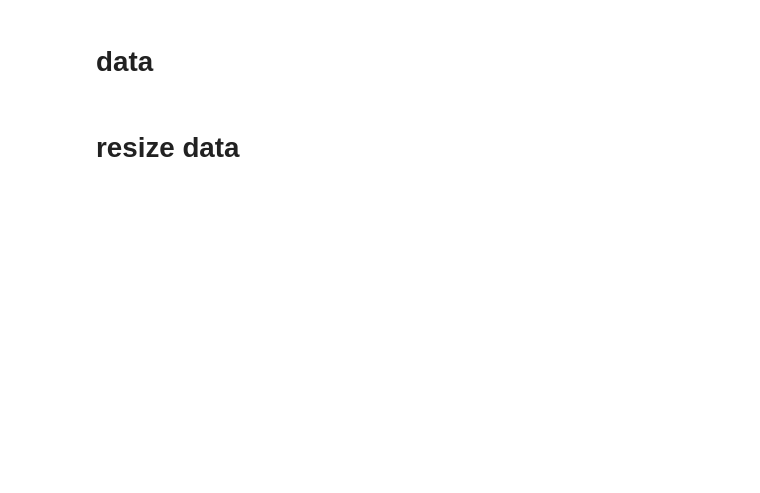
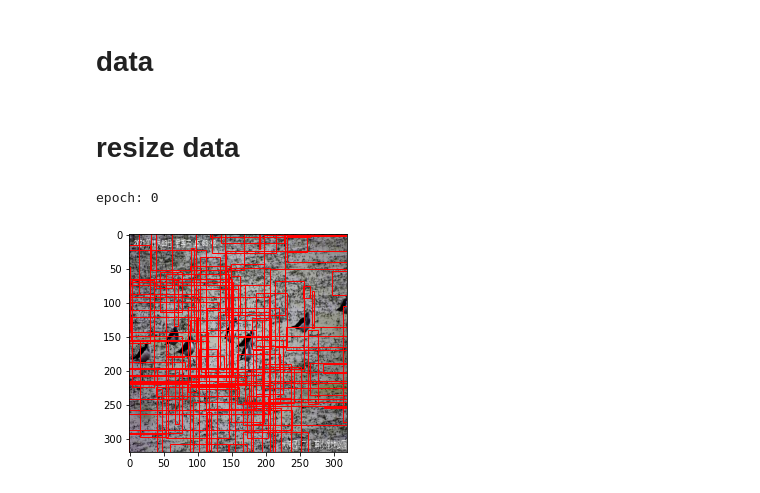
Before and after one commit to XINZHANG-ops/SwinYOLO, a Jupyter notebook: SwinYOLO.ipynb, the cells around one changed output. Drawn from its saved outputs; the diff is of its cells as text; code cells hidden in the pictures; blank space fills up the shorter version.

```diff
--- a/SwinYOLO.ipynb
+++ b/SwinYOLO.ipynb
@@ -268,34 +268,37 @@ for epoch in range(EPOCHS):
 #     pred_boxes, target_boxes = get_bboxes(
 #         train_loader, model, iou_threshold=0.5, threshold=0.4, S=split_size, C=num_classes
 #     )
 
     pred_boxes, target_boxes = get_bboxes(
         test_loader, model, iou_threshold=0.5, threshold=0.4, S=split_size, C=num_classes
     )
 
     label_wise_precision, label_wise_recall, label_wise_ap, label_wise_pr_curve = mean_average_precision(
-        pred_boxes, target_boxes, iou_threshold=0.5, box_format="midpoint", num_classes=num_classes
+        pred_boxes, target_boxes, iou_threshold=0.5, box_format="midpoint"
     )
     print(f"Test mAP:")
     pretty_print_dict(label_wise_ap)
     step+=1
     if step == save_step:
         checkpoint = {
            "state_dict": model.state_dict(),
            "optimizer": optimizer.state_dict()}
         save_checkpoint(checkpoint, filename=LOAD_MODEL_FILE)
         step = 0
 
 #     if mean_avg_prec > 0.9:
 #        checkpoint = {
 #            "state_dict": model.state_dict(),
 #            "optimizer": optimizer.state_dict(),
 #        }
 #        save_checkpoint(checkpoint, filename=LOAD_MODEL_FILE)
 #        import time
 #        time.sleep(10)
 
     train_fn(train_loader, model, optimizer, loss_fn)
+# %% [output]
+epoch: 0
+[figure, added]
 # %%
 import os
 from tqdm import tqdm
```
